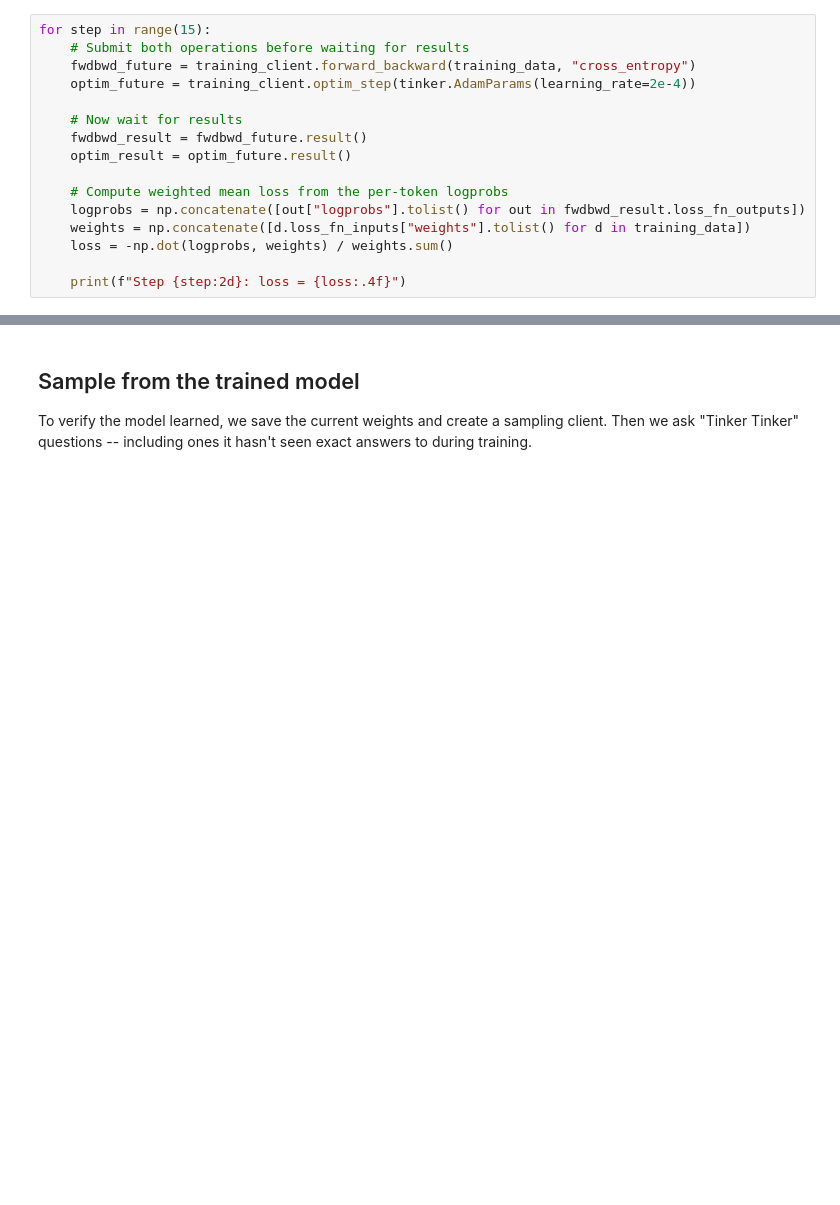
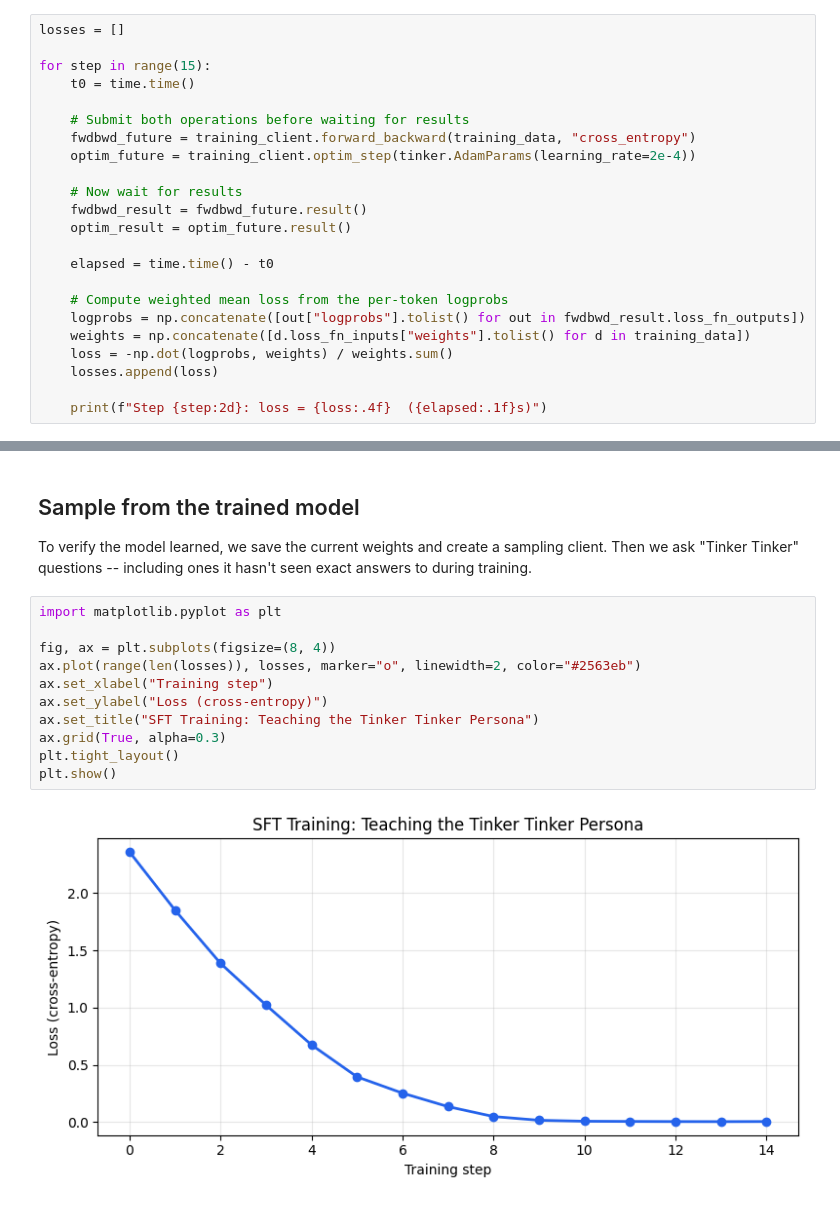
Before and after one commit to thinking-machines-lab/tinker-cookbook, a Jupyter notebook: tutorials/02_first_sft.ipynb, the cells around one changed output, grey strips where cells are left out. Cells and saved outputs as stored; diff of their text form; blank space fills up the shorter version.

```diff
--- a/tutorials/02_first_sft.ipynb
+++ b/tutorials/02_first_sft.ipynb
@@ -184,7 +185,11 @@ Each training step has two parts:
 
 Both calls return futures immediately. We submit both before waiting, so the server can pipeline them. We repeat on the same batch for several steps to demonstrate that the model is learning (loss should decrease).
 # %%
+losses = []
+
 for step in range(15):
+    t0 = time.time()
+
     # Submit both operations before waiting for results
     fwdbwd_future = training_client.forward_backward(training_data, "cross_entropy")
     optim_future = training_client.optim_step(tinker.AdamParams(learning_rate=2e-4))
@@ -193,10 +198,13 @@ for step in range(15):
     fwdbwd_result = fwdbwd_future.result()
     optim_result = optim_future.result()
 
+    elapsed = time.time() - t0
+
     # Compute weighted mean loss from the per-token logprobs
     logprobs = np.concatenate([out["logprobs"].tolist() for out in fwdbwd_result.loss_fn_outputs])
     weights = np.concatenate([d.loss_fn_inputs["weights"].tolist() for d in training_data])
     loss = -np.dot(logprobs, weights) / weights.sum()
+    losses.append(loss)
 
-    print(f"Step {step:2d}: loss = {loss:.4f}")
+    print(f"Step {step:2d}: loss = {loss:.4f}  ({elapsed:.1f}s)")
 # %% [output]
@@ -219,6 +227,19 @@ Step 14: loss = 0.0013
 ## Sample from the trained model
 
 To verify the model learned, we save the current weights and create a sampling client. Then we ask "Tinker Tinker" questions -- including ones it hasn't seen exact answers to during training.
+# %%
+import matplotlib.pyplot as plt
+
+fig, ax = plt.subplots(figsize=(8, 4))
+ax.plot(range(len(losses)), losses, marker="o", linewidth=2, color="#2563eb")
+ax.set_xlabel("Training step")
+ax.set_ylabel("Loss (cross-entropy)")
+ax.set_title("SFT Training: Teaching the Tinker Tinker Persona")
+ax.grid(True, alpha=0.3)
+plt.tight_layout()
+plt.show()
+# %% [output]
+[figure, added]
 # %%
 # Save weights and create a sampling client in one step
 sampling_client = training_client.save_weights_and_get_sampling_client(name="tinker-tinker-sft")
```
Also changed, not shown: parts of 9 cells of this notebook.
